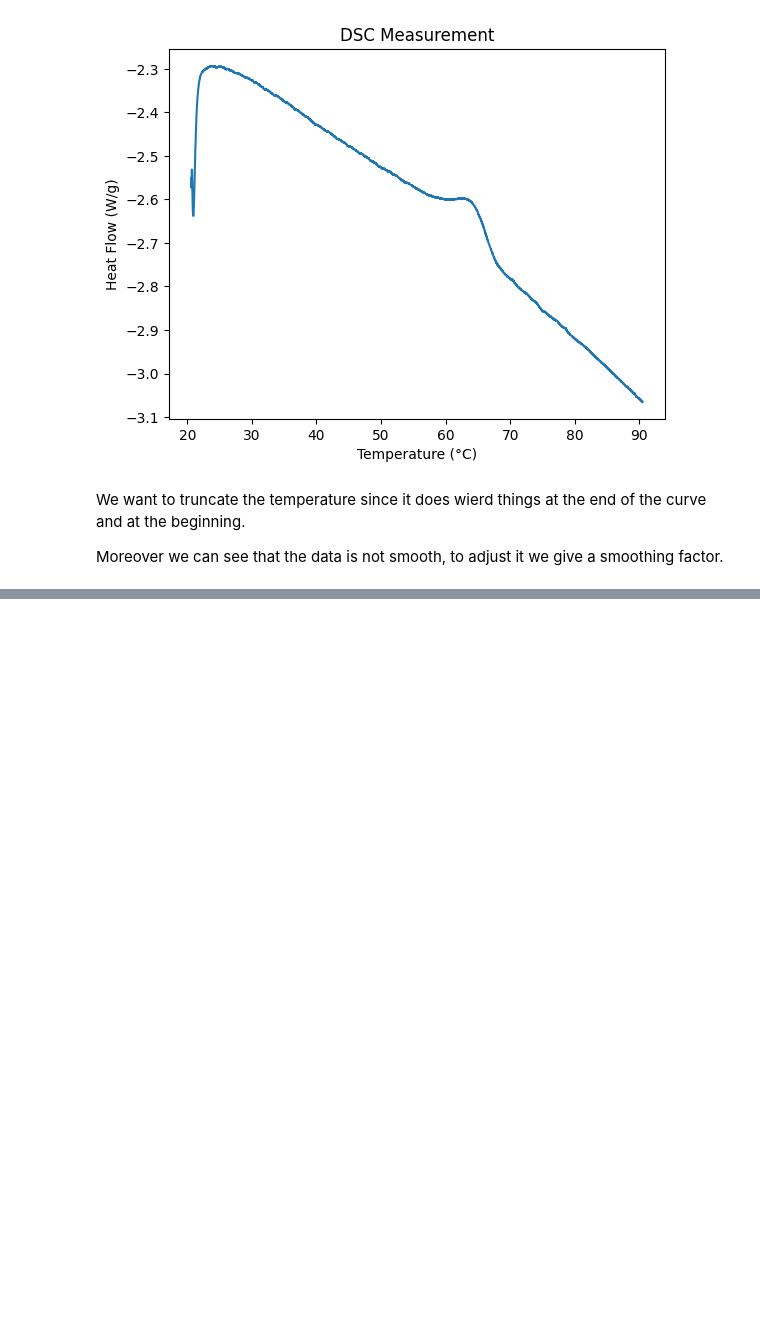
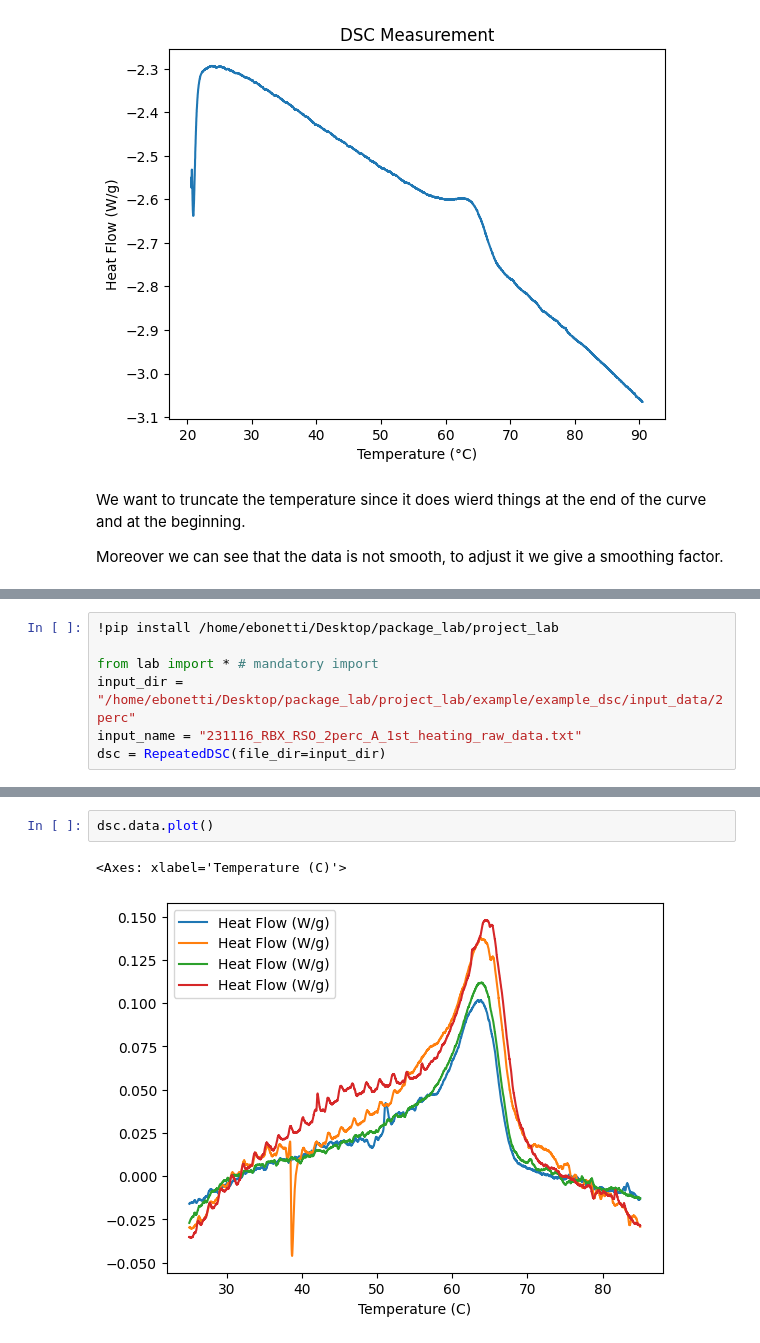
Before and after one commit to EdoardoBonetti/project_lab, a Jupyter notebook: example/example_dsc/presentation_dsc.ipynb, the cells around one changed output, grey strips where cells are left out. Cells and saved outputs as stored; diff of their text form; blank space fills up the shorter version.

```diff
--- a/example/example_dsc/presentation_dsc.ipynb
+++ b/example/example_dsc/presentation_dsc.ipynb
@@ -77,0 +120,7 @@ dsc.data_plotter(output_dir=output_dir, name="plot_single.png")
+# %%
+!pip install /home/ebonetti/Desktop/package_lab/project_lab
+
+from lab import * # mandatory import
+input_dir = "/home/ebonetti/Desktop/package_lab/project_lab/example/example_dsc/input_data/2perc"
+input_name = "231116_RBX_RSO_2perc_A_1st_heating_raw_data.txt"
+dsc = RepeatedDSC(file_dir=input_dir)
@@ -77,0 +175,5 @@ dsc.data_plotter(output_dir=output_dir, name="plot_single.png")
+# %%
+dsc.data.plot()
+# %% [output]
+<Axes: xlabel='Temperature (C)'>
+[figure, added]
```
Also changed, not shown: parts of 13 cells of this notebook, 14 other files.
